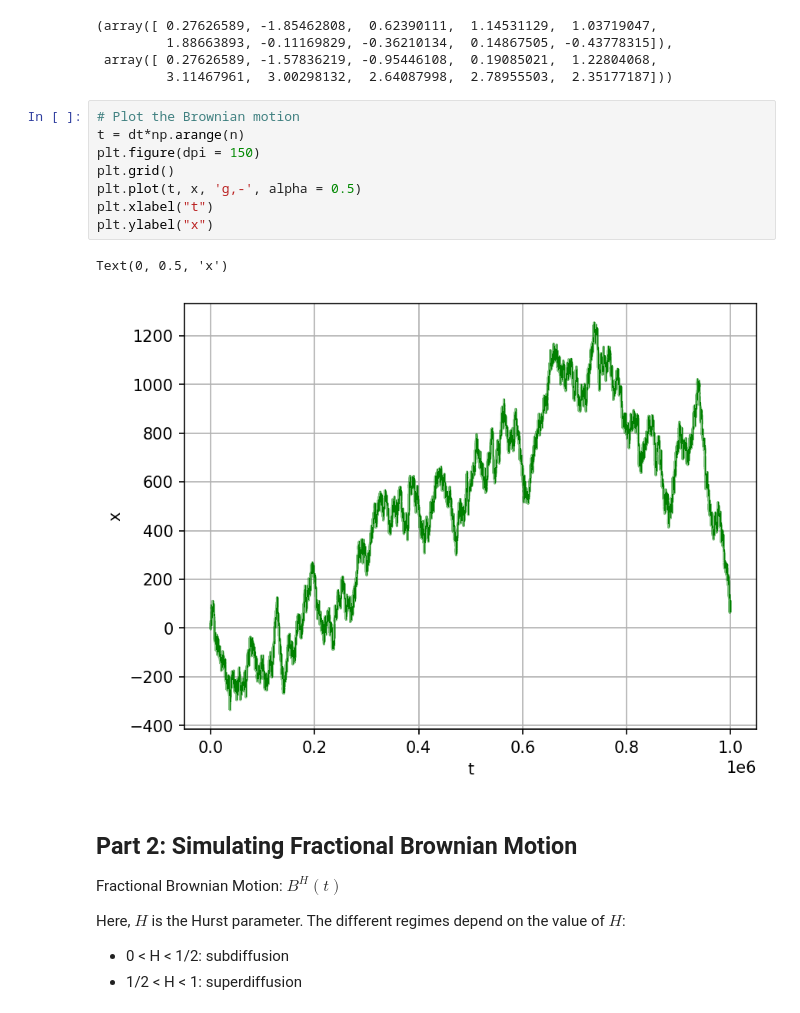
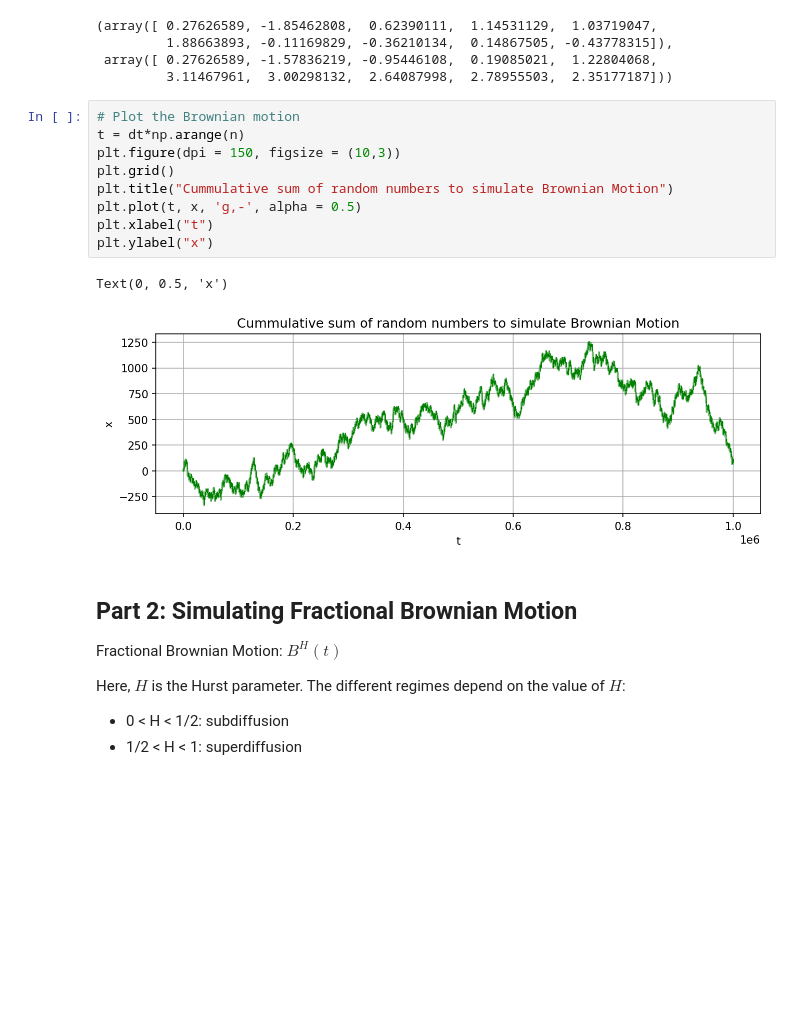
Before and after one commit to reneprincipejr/Physics-305---White-Noise-Analysis, a Jupyter notebook: Demo Notebooks/01-simulating_stochastic_processes.ipynb, the cells around one changed output. Saved outputs shown, nothing was run; the diff lists cells and outputs as text; blank space fills up the shorter version.

```diff
--- a/Demo Notebooks/01-simulating_stochastic_processes.ipynb
+++ b/Demo Notebooks/01-simulating_stochastic_processes.ipynb
@@ -99,14 +100,15 @@ rnd[0:10], x[0:10]
 # %%
 # Plot the Brownian motion
 t = dt*np.arange(n)
-plt.figure(dpi = 150)
+plt.figure(dpi = 150, figsize = (10,3))
 plt.grid()
+plt.title("Cummulative sum of random numbers to simulate Brownian Motion")
 plt.plot(t, x, 'g,-', alpha = 0.5)
 plt.xlabel("t")
 plt.ylabel("x")
 # %% [output]
 Text(0, 0.5, 'x')
-[figure, old version]
+[figure, new version]
 # %% [markdown]
 ## Part 2: Simulating Fractional Brownian Motion
 
```
Also changed, not shown: parts of 3 cells of this notebook, 15 other files.
